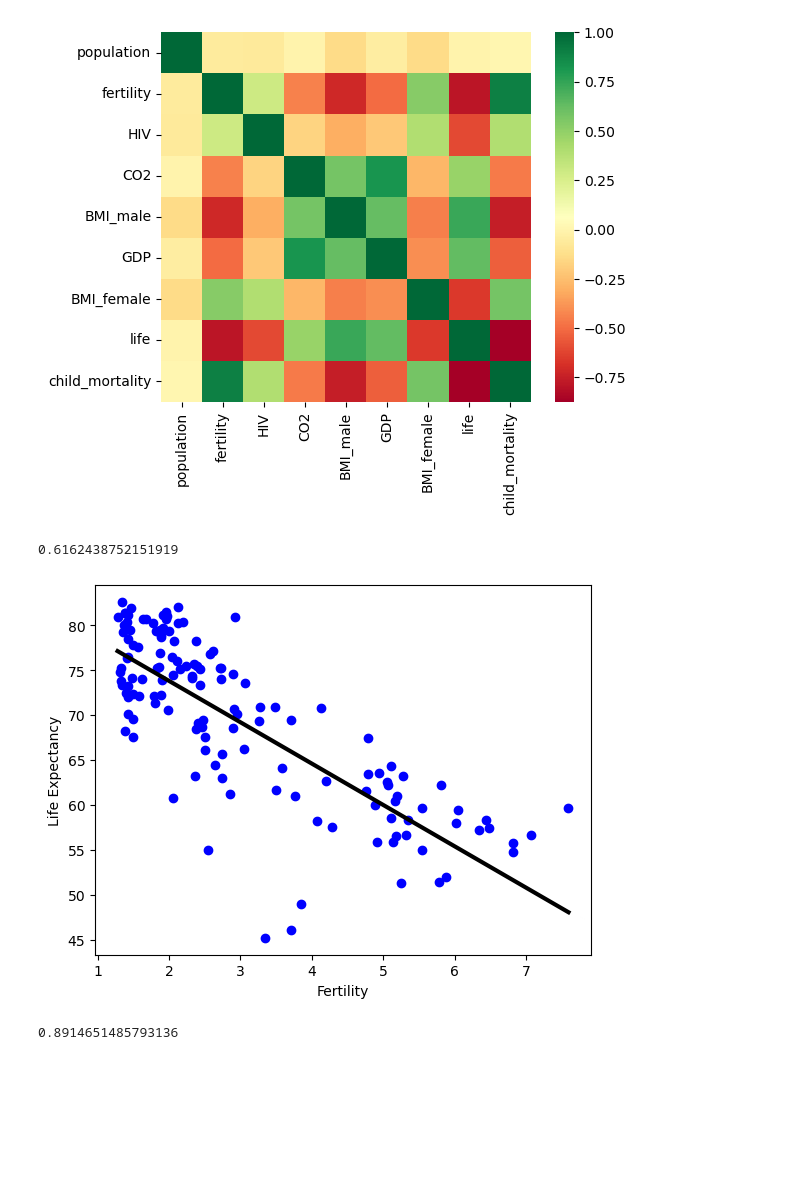
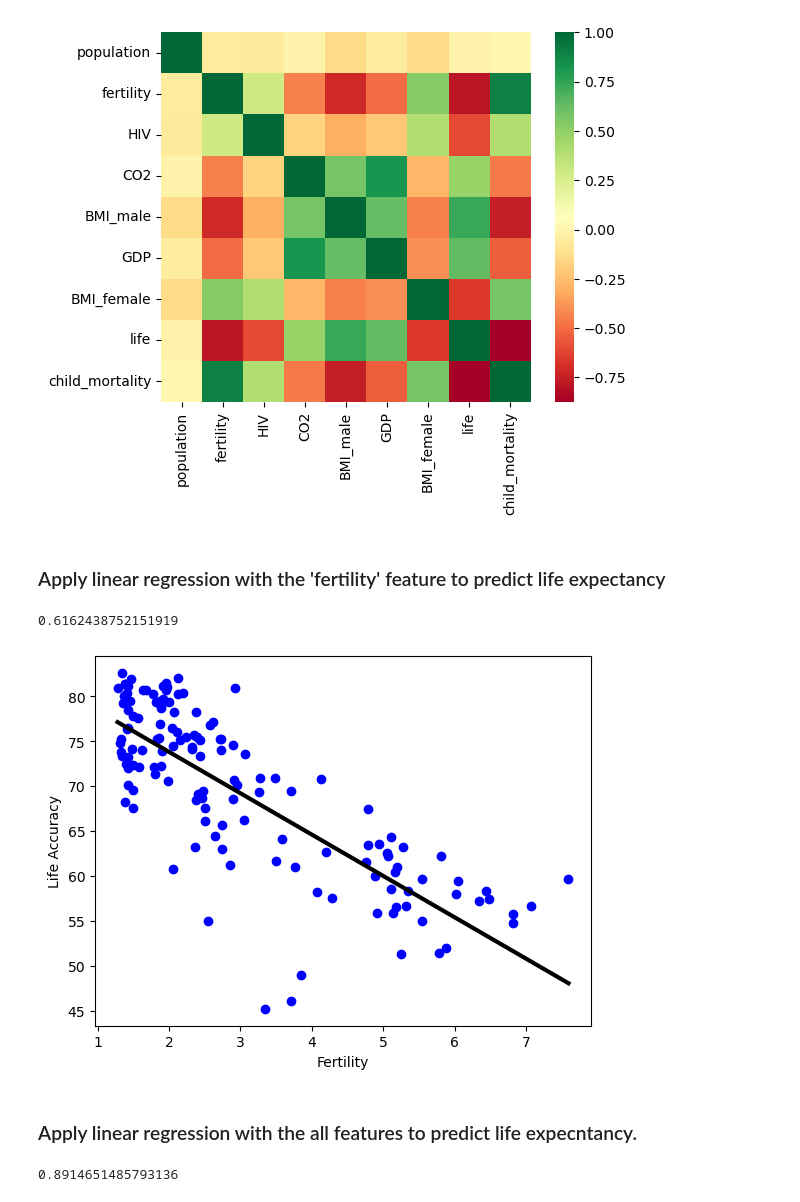
Before and after one commit to tangquochung/Data_Mining_Lab, a Jupyter notebook: Lab4/QuocHung_Lab4_InClass.ipynb, the cells around one changed output. Drawn from its saved outputs; the diff is of its cells as text; code cells hidden in the pictures; blank space fills up the shorter version.

```diff
--- a/Lab4/QuocHung_Lab4_InClass.ipynb
+++ b/Lab4/QuocHung_Lab4_InClass.ipynb
@@ -209,38 +230,40 @@ ax = sns.heatmap(df.corr(), square=True, cmap='RdYlGn')
 plt.show()
 # %% [output]
 [figure]
+# %% [markdown]
+### Apply linear regression with the 'fertility' feature to predict life expectancy
 # %%
 from sklearn.linear_model import LinearRegression, LogisticRegression
 from sklearn.linear_model import LinearRegression
 from sklearn.metrics import mean_squared_error
 from sklearn.model_selection import train_test_split
 
-K_fertility = df['fertility'].values.reshape(-1,1)
+x_fertility = df['fertility'].values.reshape(-1,1)
 y_life = df['life'].values.reshape(-1,1)
-prediction_space = np.linspace(min(K_fertility), max(K_fertility)).reshape(-1,1)
+prediction_space = np.linspace(min(x_fertility), max(x_fertility)).reshape(-1,1)
 
-#Create training and test sets
-x_train, x_test, y_train, y_test = train_test_split(K_fertility, y_life, test_size=0.3, random_state=42)
+x_train, x_test, y_train, y_test = train_test_split(x_fertility, y_life, test_size = 0.3, random_state = 42)
 
-#Create the regression model: reg_all
+# Create the regression model: reg_all
 reg = LinearRegression()
 
-#Fit the regression to the training data
+# Fit the regression to the training data
 reg.fit(x_train, y_train)
 y_predict = reg.predict(prediction_space)
 
-#Print accuracy
-print(reg.score(K_fertility, y_life))
+# Print accuracy
+print(reg.score(x_fertility, y_life))
 
-#Plot regression Line
-plt.scatter(K_fertility, y_life, color='blue')
-plt.plot(prediction_space, y_predict, color='black', linewidth=3)
-plt.ylabel("Life Expectancy")
+plt.scatter(x_fertility, y_life, color = 'blue')
+plt.plot(prediction_space, y_predict, color = 'black', linewidth = 3)
+plt.ylabel('Life Accuracy')
 plt.xlabel('Fertility')
 plt.show()
 # %% [output]
 0.6162438752151919
-[figure, old version]
+[figure, new version]
+# %% [markdown]
+### Apply linear regression with the all features to predict life expecntancy.
 # %%
 features = pd.read_csv('gapminder.csv')
 df = pd.read_csv('gapminder.csv')
```
Also changed, not shown: parts of 80 cells of this notebook, 4 other files.
